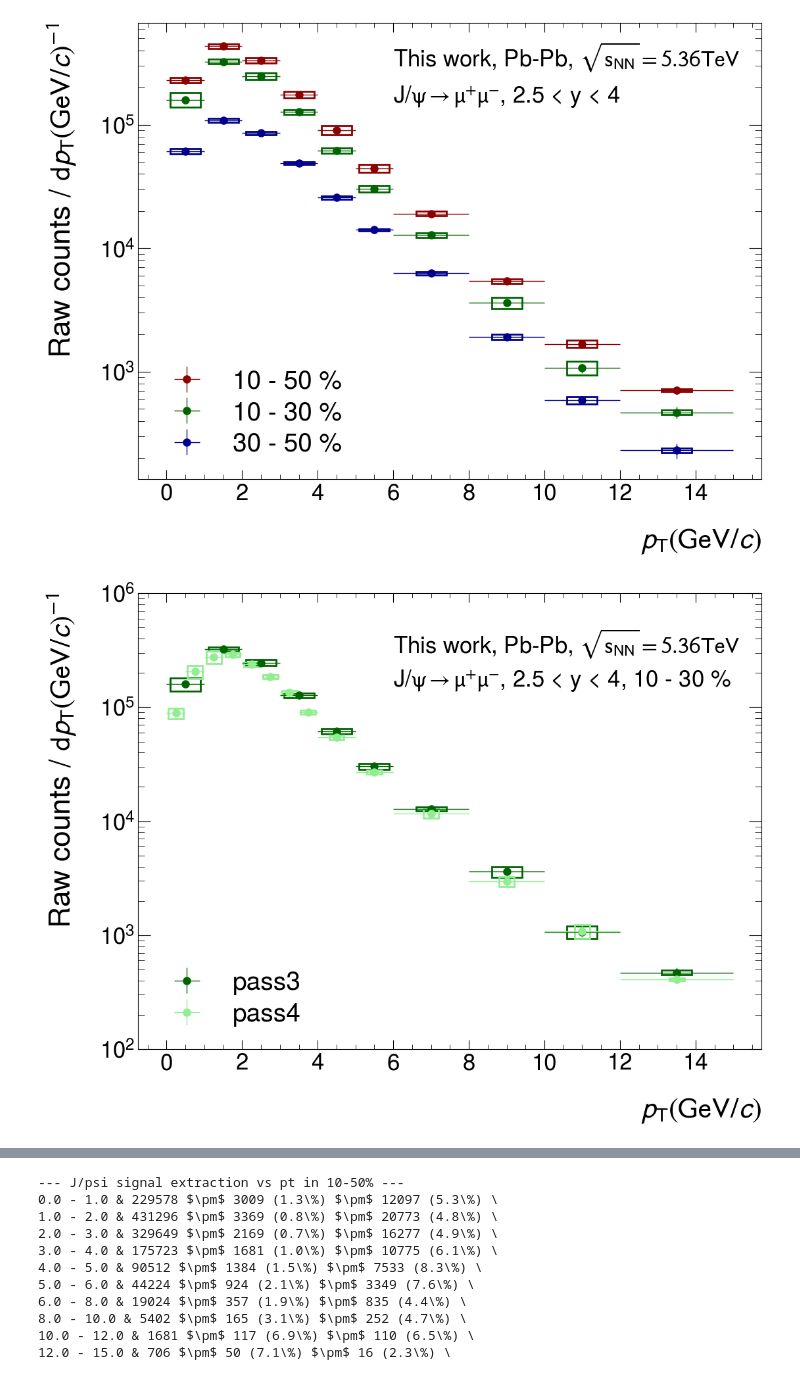
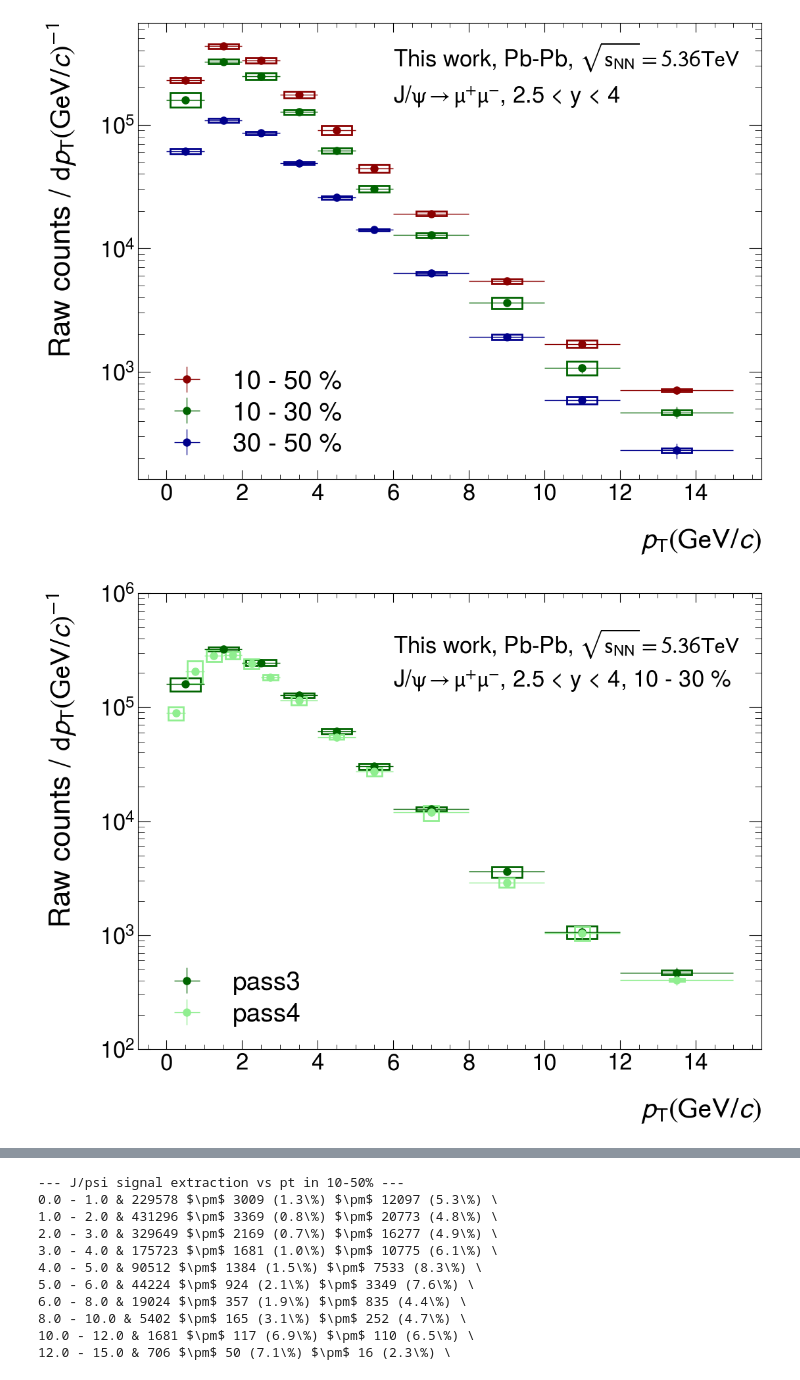
Before and after one commit to lucamicheletti93/jpsi_flow_run3, a Jupyter notebook: utils/plot_singal_extraction_results.ipynb, the cells around one changed output, grey strips where cells are left out. Cells and saved outputs as stored; diff of their text form; code cells hidden in the pictures.

```diff
--- a/utils/plot_singal_extraction_results.ipynb
+++ b/utils/plot_singal_extraction_results.ipynb
@@ -77,21 +67,31 @@ plt.show()
 # %% [output]
 [figure]
 # %%
+dfPass4SigJpsiVsPtCentr1030 = pd.read_csv('/Users/lucamicheletti/GITHUB/dq_fitter/analysis/LHC23_pass4_full/centrality_10_30/pt_dependence_narrow_bins/systematic_sig_Jpsi.txt', sep=' ')
+ptMinCentr1030 = dfPass4SigJpsiVsPtCentr1030["x_min"]
+ptMaxCentr1030 = dfPass4SigJpsiVsPtCentr1030["x_max"]
+ptCentr1030 = (ptMinCentr1030 + ptMaxCentr1030) / 2.
+errPtCentr1030 = (ptMaxCentr1030 - ptMinCentr1030) / 2.
+
+sigJpsiPass4VsPtCentr1030 = dfPass4SigJpsiVsPtCentr1030["val"] / (2 * errPtCentr1030)
+statSigJpsiPass4VsPtCentr1030 = dfPass4SigJpsiVsPtCentr1030["stat"] / (2 * errPtCentr1030)
+systSigJpsiPass4VsPtCentr1030 = dfPass4SigJpsiVsPtCentr1030["syst"] / (2 * errPtCentr1030)
+
 # Creating histogram
 fig, ax = plt.subplots()
 plot_syst(pt, 0.4, sigJpsiVsPtCentr1030, systSigJpsiVsPtCentr1030, ax, 'darkgreen', 2)
-plot_syst(ptPass4, 0.2, sigJpsiPass4VsPtCentr1030, systSigJpsiPass4VsPtCentr1030, ax, 'lightgreen', 2)
+plot_syst(ptCentr1030, 0.2, sigJpsiPass4VsPtCentr1030, systSigJpsiPass4VsPtCentr1030, ax, 'lightgreen', 2)
 
 plt.xlabel(r'$\it{p}_{\rm{T}} (\rm{GeV}/\it{c})$')
 plt.ylabel(r'Raw counts / $\rm{d}\it{p}_{\rm{T}} (\rm{GeV}/\it{c})^{-1}$')
 plt.yscale('log')
 plt.ylim(1e2, 1e6)
 plt.errorbar(pt, sigJpsiVsPtCentr1030, xerr=errPt, yerr=statSigJpsiVsPtCentr1030, label="pass3", fmt='o', color='darkgreen', ecolor='darkgreen')
-plt.errorbar(ptPass4, sigJpsiPass4VsPtCentr1030, xerr=errPtPass4, yerr=statSigJpsiPass4VsPtCentr1030, label="pass4", fmt='o', color='lightgreen', ecolor='lightgreen')
+plt.errorbar(ptCentr1030, sigJpsiPass4VsPtCentr1030, xerr=errPtCentr1030, yerr=statSigJpsiPass4VsPtCentr1030, label="pass4", fmt='o', color='lightgreen', ecolor='lightgreen')
 plt.legend(loc='lower left')
 plt.text(6, 3e5, r'This work, Pb-Pb, $\sqrt{s_{\rm{NN}}} = 5.36 TeV$', fontsize=25)
 plt.text(6, 1.5e5, r'J/$\psi\rightarrow\mu^{+}\mu^{-}$, 2.5 < y < 4, 10 - 30 %', fontsize=25)
 plt.savefig("/Users/lucamicheletti/GITHUB/jpsi_flow_run3/figures/sig_jpsi_vs_pt_vs_centrality.pdf", format="pdf", bbox_inches="tight")
 plt.show()
 # %% [output]
-[figure, old version]
+[figure, new version]
```
Also changed, not shown: parts of 7 cells of this notebook, 4 other files.
